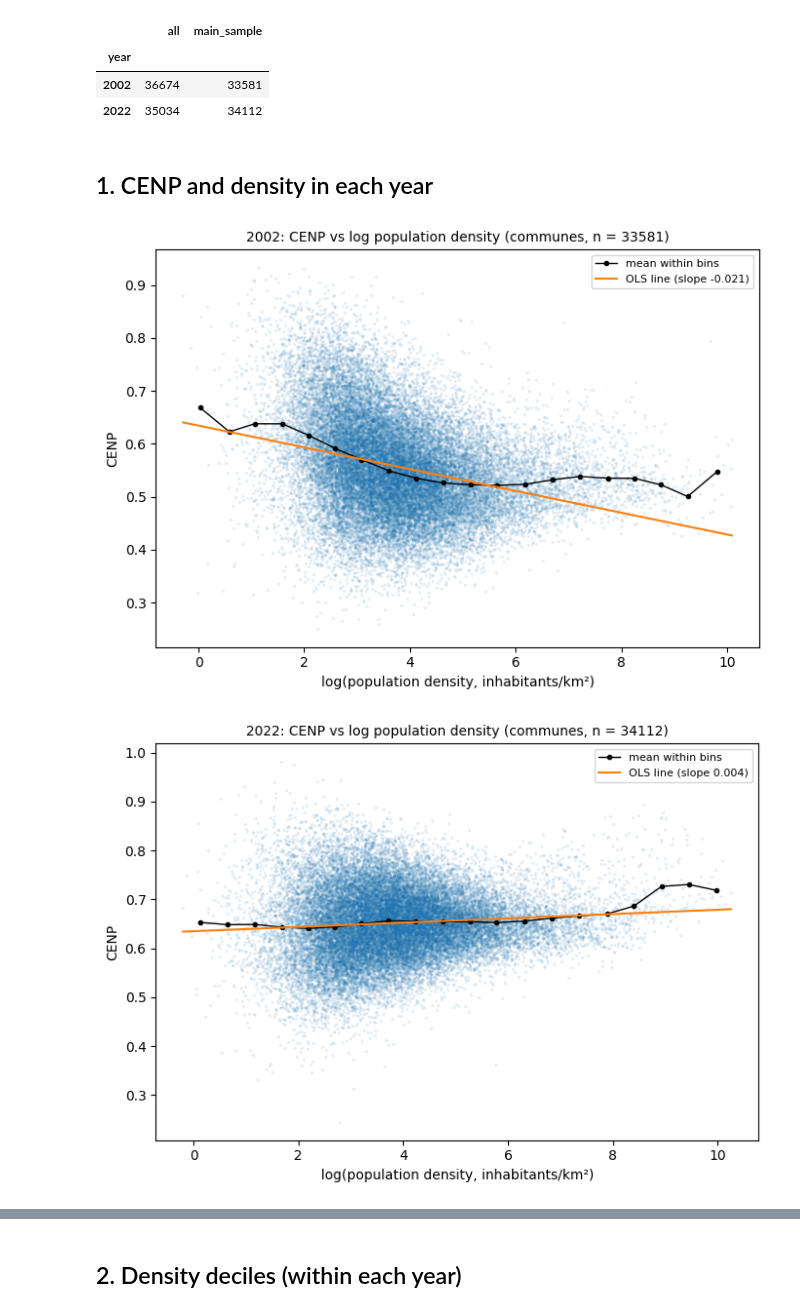
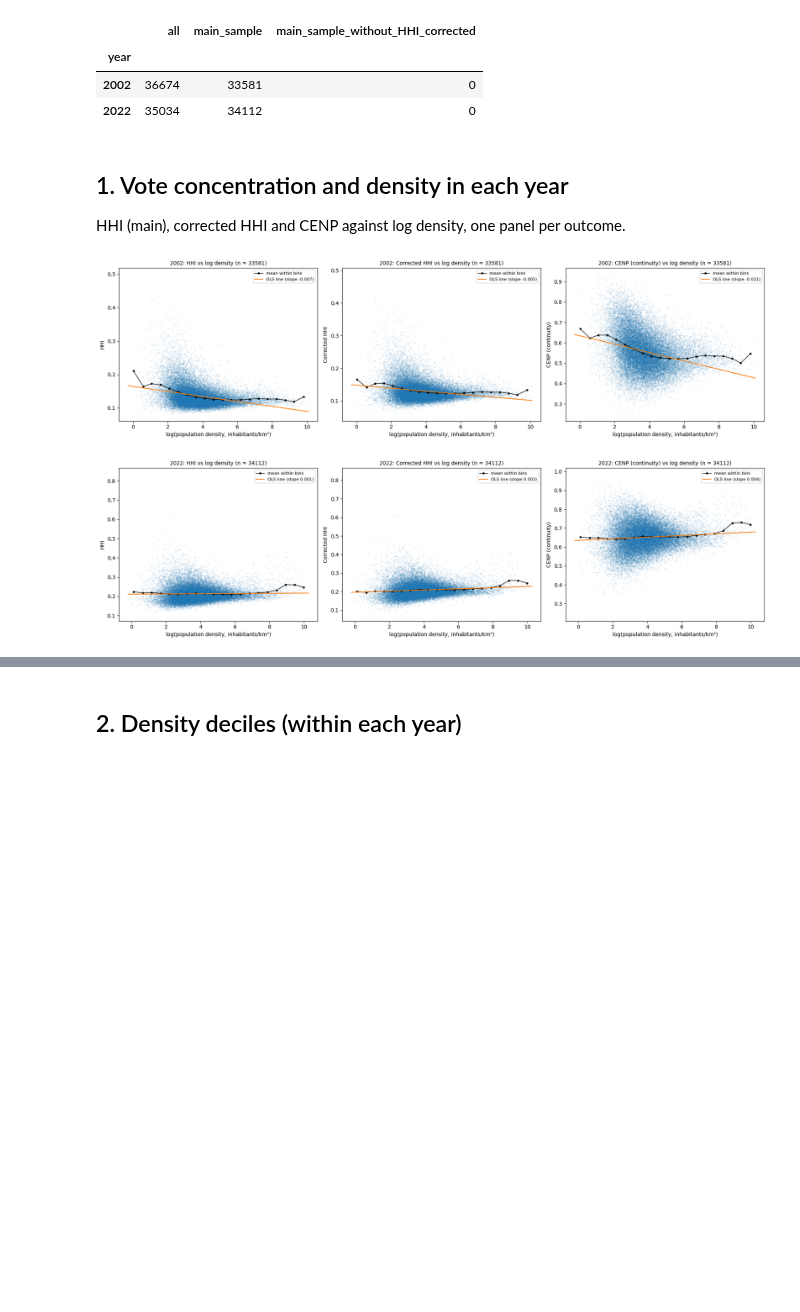
Before and after one commit to clarasalas/strategic-voting-geo-2RS, a Jupyter notebook: notebooks/analysis_communes.ipynb, the cells around one changed output, grey strips where cells are left out. Drawn from its saved outputs; the diff is of its cells as text; code cells hidden in the pictures; blank space fills up the shorter version.

```diff
--- a/notebooks/analysis_communes.ipynb
+++ b/notebooks/analysis_communes.ipynb
@@ -17,30 +28,38 @@ import numpy as np
 import pandas as pd
 import statsmodels.formula.api as smf
 
-from svgeo.analysis import association_stats, commune_scatter, pooled_interaction, show_plot
+from svgeo.analysis import association_stats, commune_scatter, fe_stats, pooled_interaction, show_plot
 from svgeo.config import COMMUNE_DENSITY, YEARS
 from svgeo.utils import read_csv
 
 pd.set_option("display.max_columns", 60)
 pd.set_option("display.width", 200)
 
+OUTCOMES = {"HHI": "HHI", "HHI_corrected": "Corrected HHI", "CENP": "CENP (continuity)"}
+
 merged = read_csv(COMMUNE_DENSITY)
 main = merged[merged["main_sample"]].copy()
-merged.groupby("year").agg(all=("commune_code", "size"), main_sample=("main_sample", "sum"))
+counts = merged.groupby("year").agg(all=("commune_code", "size"), main_sample=("main_sample", "sum"))
+counts["main_sample_without_HHI_corrected"] = main["HHI_corrected"].isna().groupby(main["year"]).sum()  # n <= 1
+counts
 # %% [output]
-|  | all | main_sample |
-| year |  |  |
-| 2002 | 36674 | 33581 |
-| 2022 | 35034 | 34112 |
+|  | all | main_sample | main_sample_without_HHI_corrected |
+| year |  |  |  |
+| 2002 | 36674 | 33581 | 0 |
+| 2022 | 35034 | 34112 | 0 |
 # %% [markdown]
-## 1. CENP and density in each year
+## 1. Vote concentration and density in each year
+
+HHI (main), corrected HHI and CENP against log density, one panel per outcome.
 # %%
 for year in YEARS:
     sub = main[main["year"] == year]
-    fig, ax = plt.subplots(figsize=(7, 5))
-    commune_scatter(sub, "CENP", ax, f"{year}: CENP vs log population density (communes, n = {len(sub)})", "CENP")
+    fig, axes = plt.subplots(1, len(OUTCOMES), figsize=(18, 5))
+    for ax, (y, label) in zip(axes, OUTCOMES.items()):
+        d = sub.dropna(subset=[y])
+        commune_scatter(d, y, ax, f"{year}: {label} vs log density (n = {len(d)})", label)
     show_plot(fig)
 # %% [output]
-[figure, old version]
+[figure, new version]
-[figure, old version]
+[figure, new version]
 # %%
```
Also changed, not shown: parts of 15 cells of this notebook, 21 other files.
